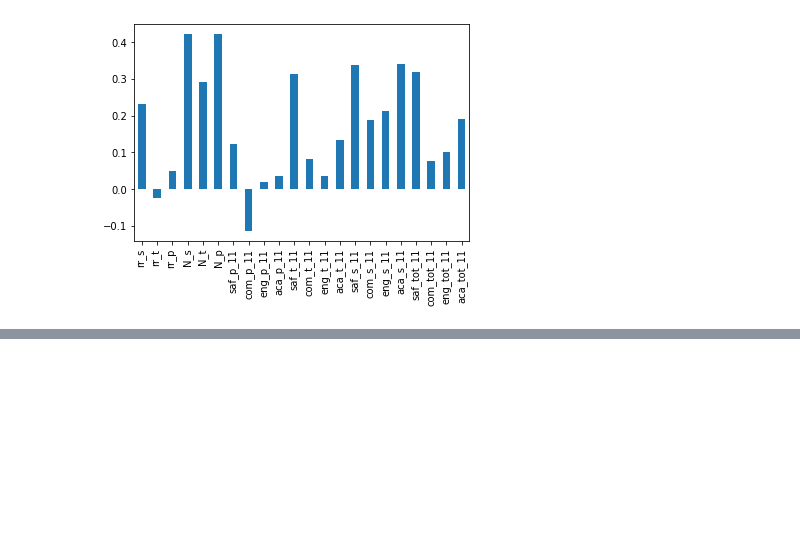
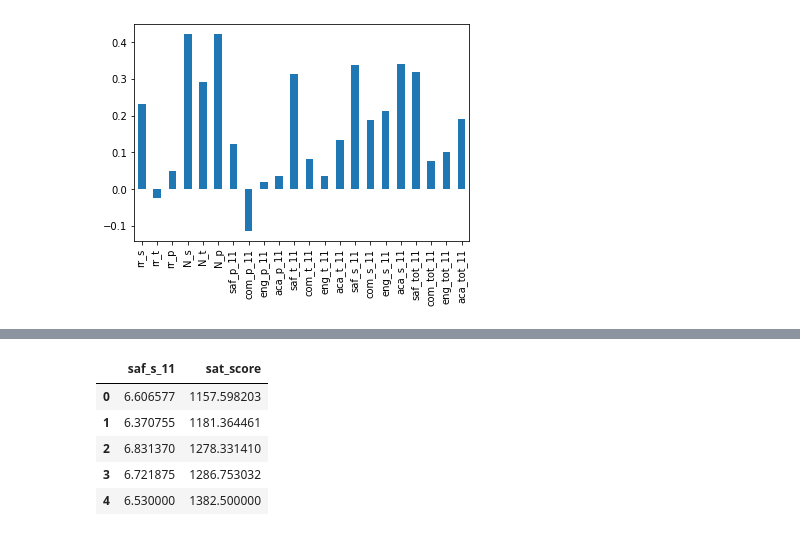
Before and after one commit to adfelt/New-York-School-Data, a Jupyter notebook: new_york_schools_data_analysis.ipynb, the cells around one changed output, grey strips where cells are left out. Saved outputs shown, nothing was run; the diff lists cells and outputs as text; code cells hidden in the pictures; blank space fills up the shorter version.

```diff
--- a/new_york_schools_data_analysis.ipynb
+++ b/new_york_schools_data_analysis.ipynb
@@ -417,0 +427,11 @@ combined.corr()['sat_score'][survey_fields].plot.bar()
+# %%
+boroughs = combined.groupby('borough').agg(np.mean)['saf_s_']
+boroughs.reset_index(inplace=True)
+boroughs[['saf_s_11','sat_score']].head()
+# %% [output]
+|  | saf_s_11 | sat_score |
+| 0 | 6.606577 | 1157.598203 |
+| 1 | 6.370755 | 1181.364461 |
+| 2 | 6.831370 | 1278.331410 |
+| 3 | 6.721875 | 1286.753032 |
+| 4 | 6.530000 | 1382.500000 |
```
Also changed, not shown: parts of 4 cells of this notebook.
